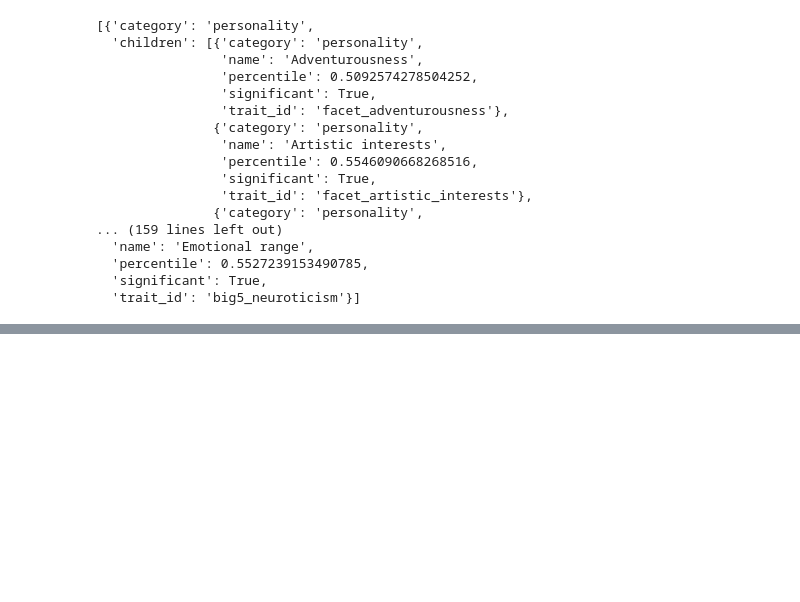
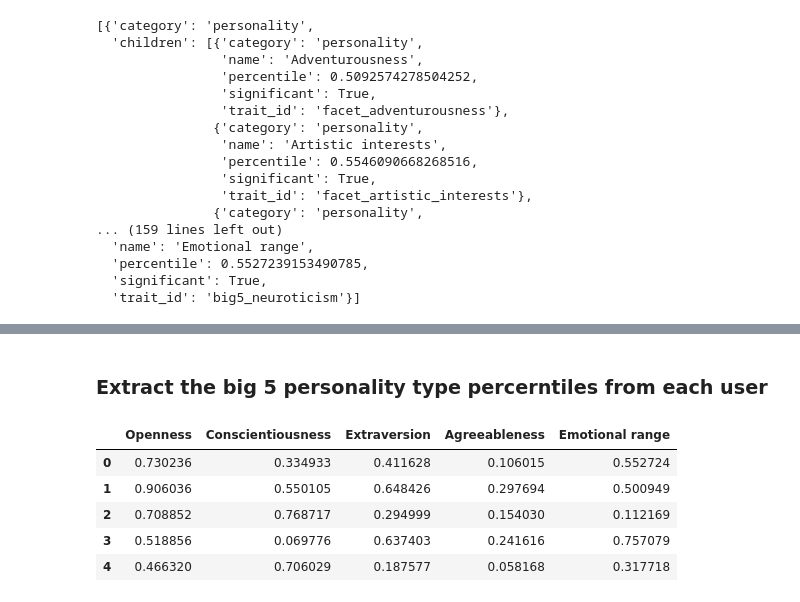
Before and after one commit to bakabbyy/friend-recommender, a Jupyter notebook: personality_classification.ipynb, the cells around one changed output, grey strips where cells are left out. Cells and saved outputs as stored; diff of their text form; code cells hidden in the pictures; blank space fills up the shorter version.

```diff
--- a/personality_classification.ipynb
+++ b/personality_classification.ipynb
@@ -54,8 +56,11 @@ def personality_profile(tweets):
     :return: JSON object of the personality profile of the user with which the tweets correspond.
     """
 
-    profile = personality_insights.profile(tweets, accept='application/json').get_result()
-    return profile
+    try:
+        profile = personality_insights.profile(tweets, accept='application/json').get_result()
+        return profile
+    except:
+        pass
 # %% [markdown]
 ### Test using my own personality profile to structure output of full dataset
 # %%
@@ -96,0 +113,25 @@ ApiException: Error: The number of words 24 is less than the minimum number of w
+# %% [markdown]
+### Extract the big 5 personality type percerntiles from each user
+# %%
+# extract personality types from full profiles and create list of dictionaries for each user
+personality_percentiles = []
+for traits in all_profiles:
+    personality_vector = defaultdict(float)
+    try:
+        for idx, personality_type in enumerate(traits['personality']):
+            personality_vector[personality_type['name']] = personality_type['percentile']
+    except TypeError:
+        for personality_type in ['Openness', 'Conscientiousness', 'Extraversion', 'Agreeableness', 'Emotional range']:
+            personality_vector[personality_type] = np.nan
+    personality_percentiles.append(personality_vector)
+# %%
+# create a dataframe from the extracted personality types
+personality_df = pd.DataFrame(personality_percentiles)
+personality_df.head()
+# %% [output]
+|  | Openness | Conscientiousness | Extraversion | Agreeableness | Emotional range |
+| 0 | 0.730236 | 0.334933 | 0.411628 | 0.106015 | 0.552724 |
+| 1 | 0.906036 | 0.550105 | 0.648426 | 0.297694 | 0.500949 |
+| 2 | 0.708852 | 0.768717 | 0.294999 | 0.154030 | 0.112169 |
+| 3 | 0.518856 | 0.069776 | 0.637403 | 0.241616 | 0.757079 |
+| 4 | 0.466320 | 0.706029 | 0.187577 | 0.058168 | 0.317718 |
```
Also changed, not shown: parts of 5 cells of this notebook, 8 other files.
